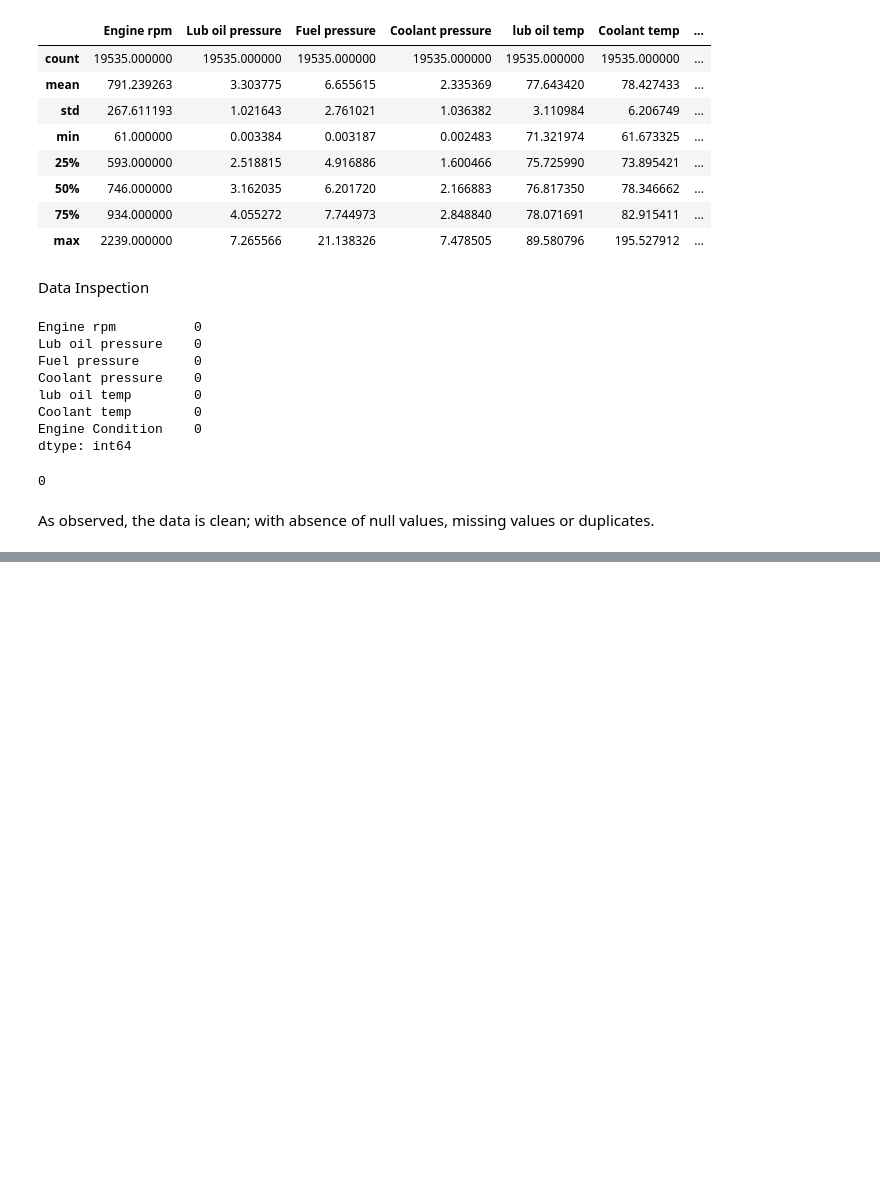
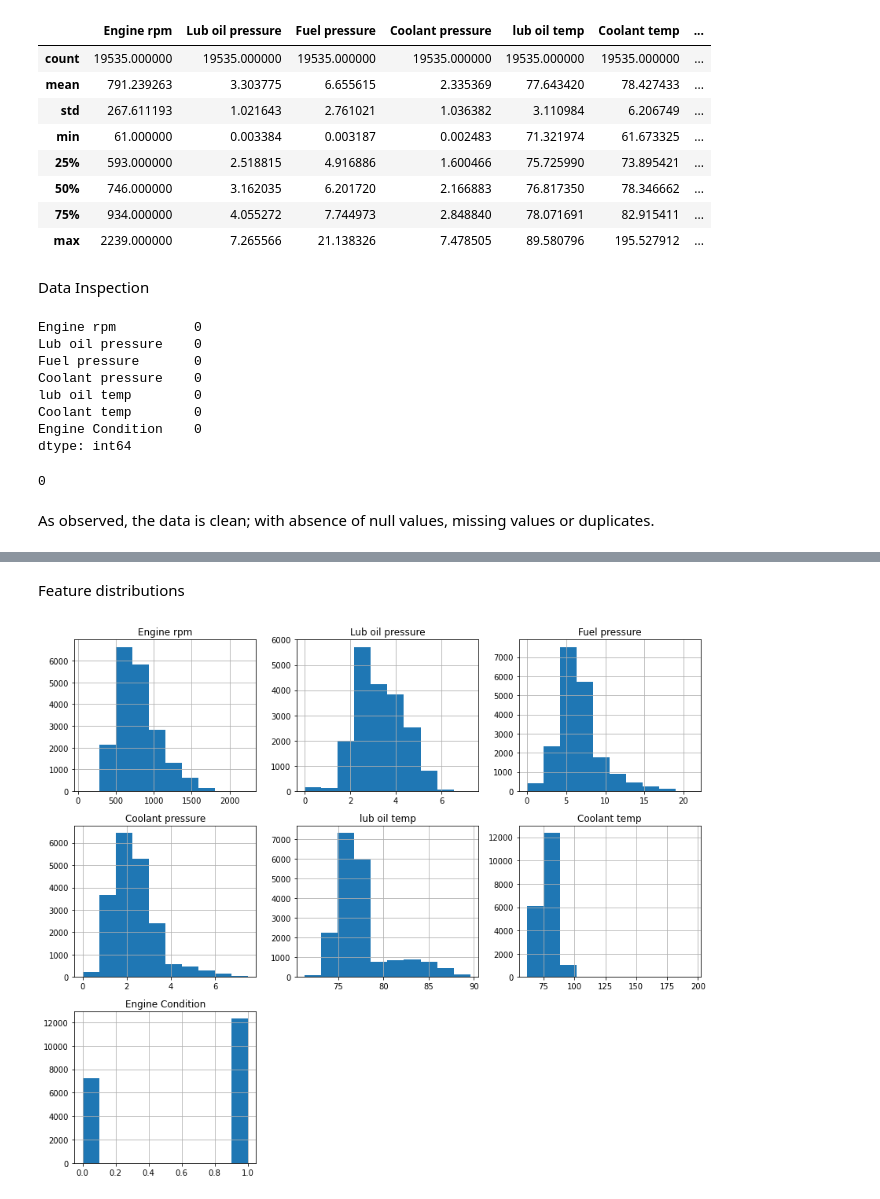
Before and after one commit to Benbellah-Owino/capstone-group3-karu, a Jupyter notebook: notebooks/tricia.ipynb, the cells around one changed output, grey strips where cells are left out. Saved outputs shown, nothing was run; the diff lists cells and outputs as text; code cells hidden in the pictures; blank space fills up the shorter version.

```diff
--- a/notebooks/tricia.ipynb
+++ b/notebooks/tricia.ipynb
@@ -99,0 +126,8 @@ As observed, the data is clean; with absence of null values, missing values or d
+# %% [markdown]
+Feature distributions
+# %%
+df.hist(figsize=(12,10))
+plt.tight_layout()
+plt.show()
+# %% [output]
+[figure, added]
```
Also changed, not shown: parts of 6 cells of this notebook.
